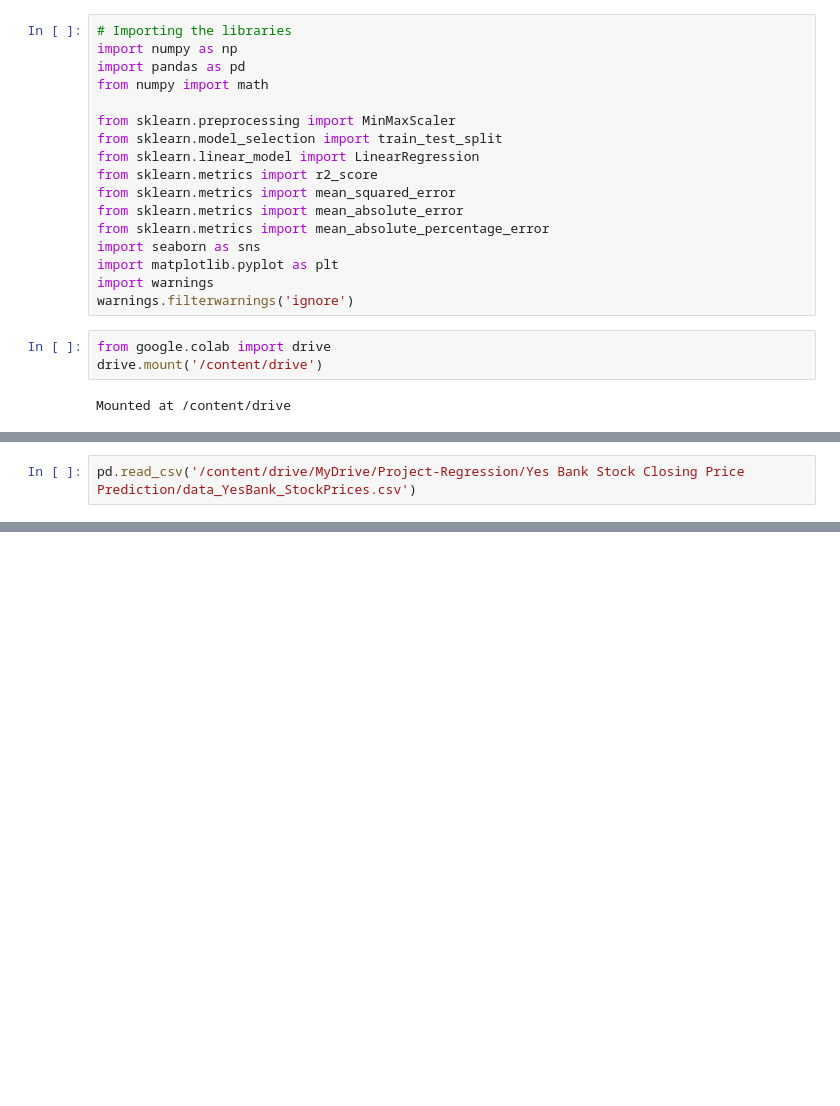
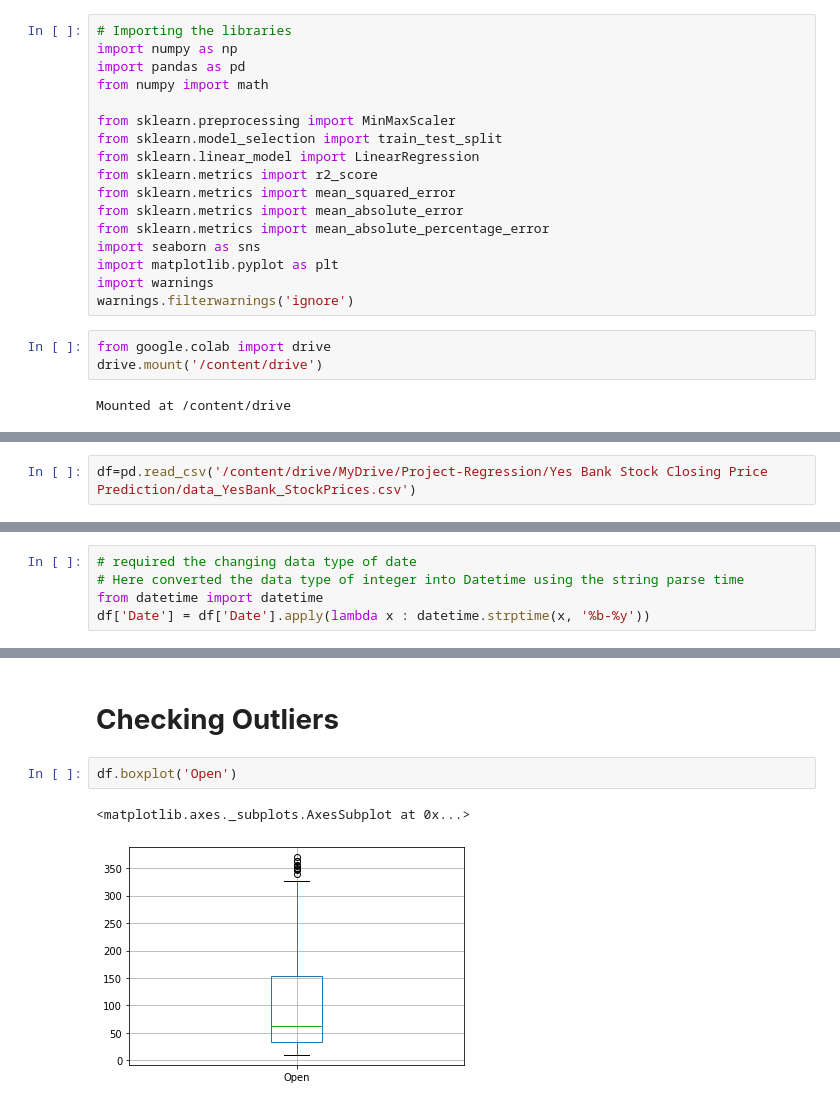
Before and after one commit to ChetanJadhav2341/Yes-Bank-Stock-Closing-Price-Prediction, a Jupyter notebook: Yes_Bank_Stock_Closing_Price_Prediction.ipynb, the cells around one changed output, grey strips where cells are left out. Saved outputs shown, nothing was run; the diff lists cells and outputs as text; blank space fills up the shorter version.

Commit message:
Data preprocessing finished. Dataset is clean and ready for exploratory data analysis.

```diff
--- a/Yes_Bank_Stock_Closing_Price_Prediction.ipynb
+++ b/Yes_Bank_Stock_Closing_Price_Prediction.ipynb
@@ -35,2 +37,2 @@ Mounted at /content/drive
 # %%
-pd.read_csv('/content/drive/MyDrive/Project-Regression/Yes Bank Stock Closing Price Prediction/data_YesBank_StockPrices.csv')
+df=pd.read_csv('/content/drive/MyDrive/Project-Regression/Yes Bank Stock Closing Price Prediction/data_YesBank_StockPrices.csv')
@@ -50,0 +138,5 @@ pd.read_csv('/content/drive/MyDrive/Project-Regression/Yes Bank Stock Closing Pr
+# %%
+# required the changing data type of date
+# Here converted the data type of integer into Datetime using the string parse time
+from datetime import datetime
+df['Date'] = df['Date'].apply(lambda x : datetime.strptime(x, '%b-%y'))
@@ -50,0 +159,7 @@ pd.read_csv('/content/drive/MyDrive/Project-Regression/Yes Bank Stock Closing Pr
+# %% [markdown]
+# **Checking Outliers**
+# %%
+df.boxplot('Open')
+# %% [output]
+<matplotlib.axes._subplots.AxesSubplot at 0x...>
+[figure, added]
```
Also changed, not shown: parts of 19 cells of this notebook.
